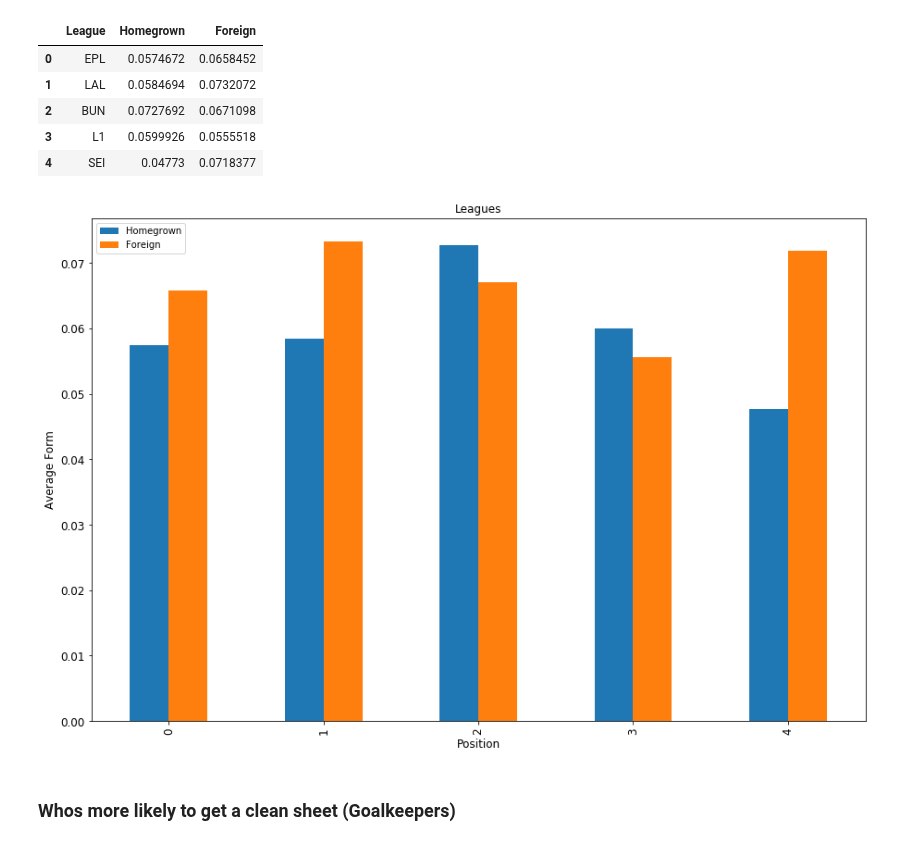
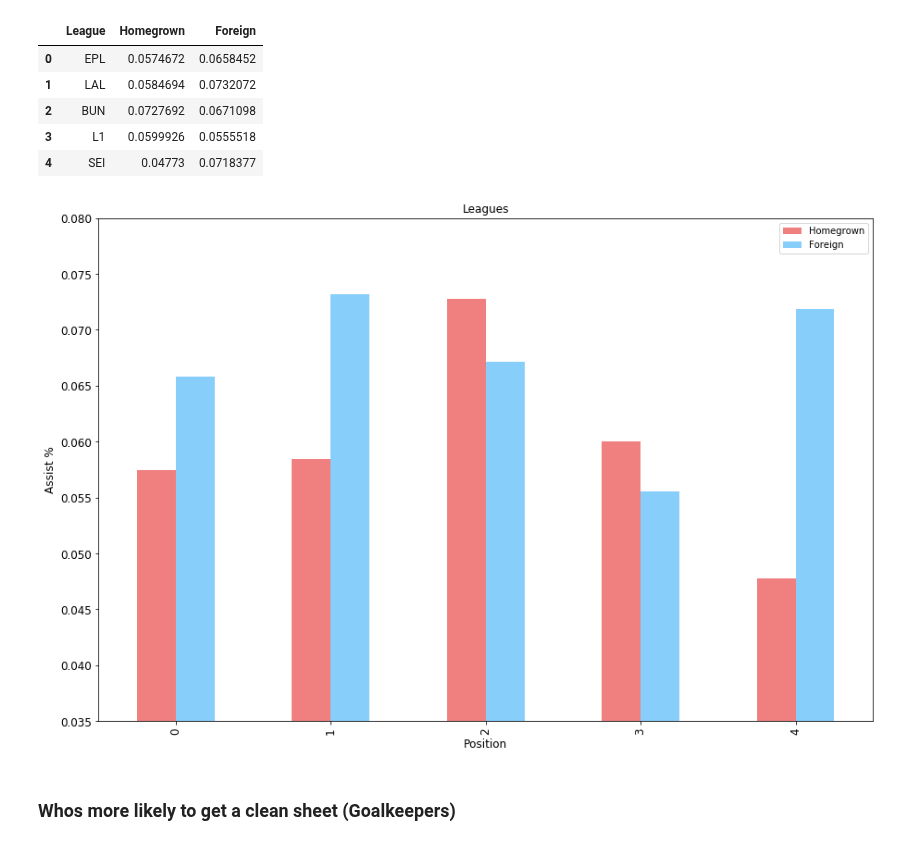
Before and after one commit to markkennedy3/Fifa-vs-Real-Life, a Jupyter notebook: notebooks/analysis/510_RQ2_Analysis.ipynb, the cells around one changed output. Saved outputs shown, nothing was run; the diff lists cells and outputs as text; code cells hidden in the pictures.

```diff
--- a/notebooks/analysis/510_RQ2_Analysis.ipynb
+++ b/notebooks/analysis/510_RQ2_Analysis.ipynb
@@ -13,4 +14,6 @@ from matplotlib.gridspec import GridSpec
 RQ2 = pd.read_csv(('../../data/analysis/RQ2.csv'))
 RQ2 = RQ2.drop('Unnamed: 0', 1)
 RQ2 = RQ2.iloc[1:]
+# %%
+RQ2 = RQ2[['Players','Position','Clubs','league','age','nationality','overall','Continent','Homegrown','Starts/Apps','Subbed Off/Apps','Overall Apps','Average Form','Goals/Apps','Assists/Apps','Clean Sheets/Apps']]
 # %%
@@ -542,12 +796,13 @@ assists.set_value(4,'Foreign',SEIF_assists)
 | 3 | L1 | 0.0599926 | 0.0555518 |
 | 4 | SEI | 0.04773 | 0.0718377 |
 # %%
-ax = assists[['Homegrown','Foreign']].plot(kind='bar', title ="Leagues", figsize=(15, 10), legend=True, fontsize=12)
+ax = assists[['Homegrown','Foreign']].plot(kind='bar', title ="Leagues", figsize=(15, 10),color= ['lightcoral','lightskyblue'], legend=True, fontsize=12)
 ax.set_xlabel("Position", fontsize=12)
-ax.set_ylabel("Average Form", fontsize=12)
+ax.set_ylabel("Assist %", fontsize=12)
+ax.set_ylim(0.035,0.08)
 plt.show()
 # %% [output]
-[figure, old version]
+[figure, new version]
 # %% [markdown]
 ### Whos more likely to get a clean sheet (Goalkeepers)
 # %%
```
Also changed, not shown: parts of 37 cells of this notebook.
